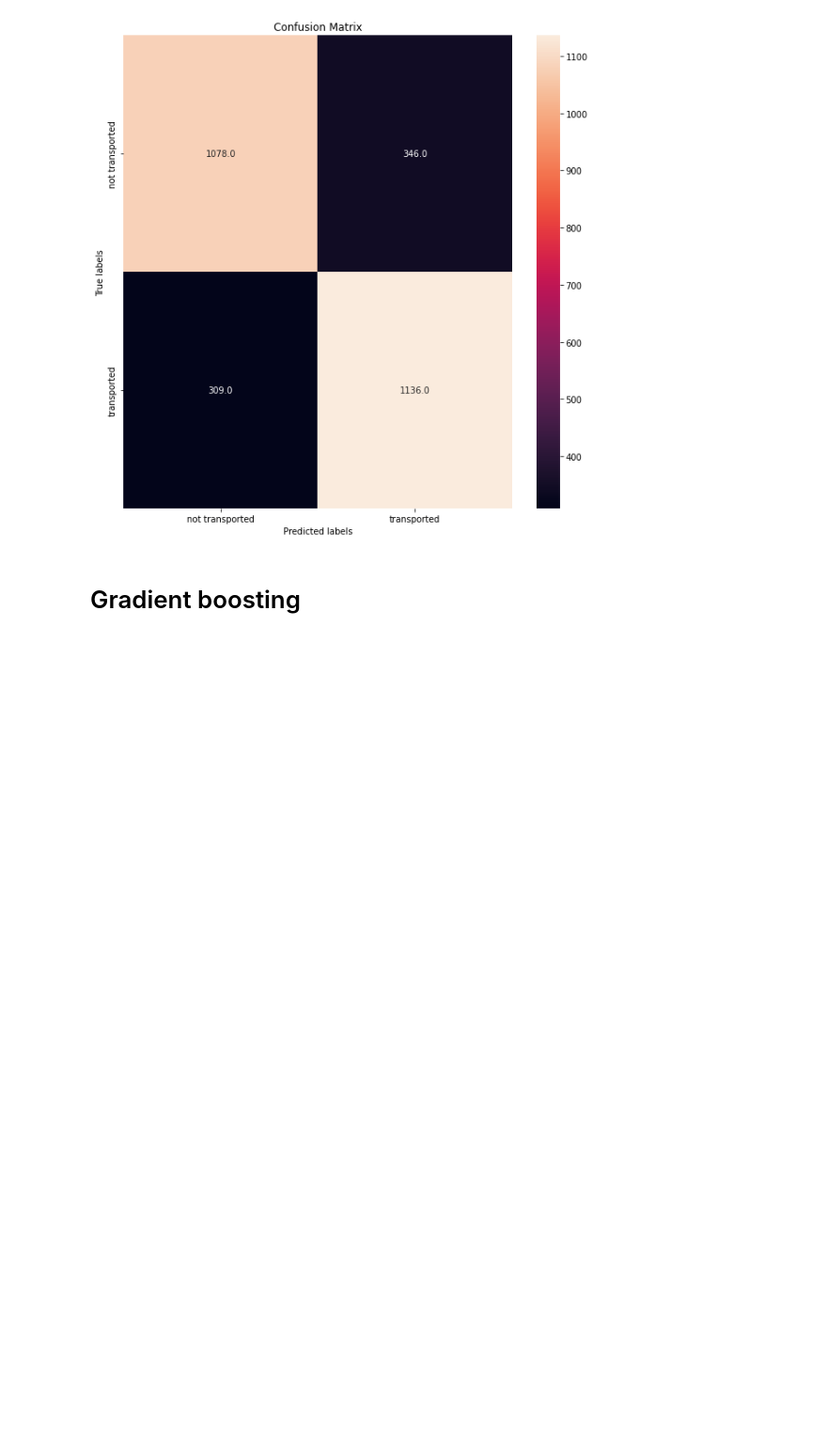
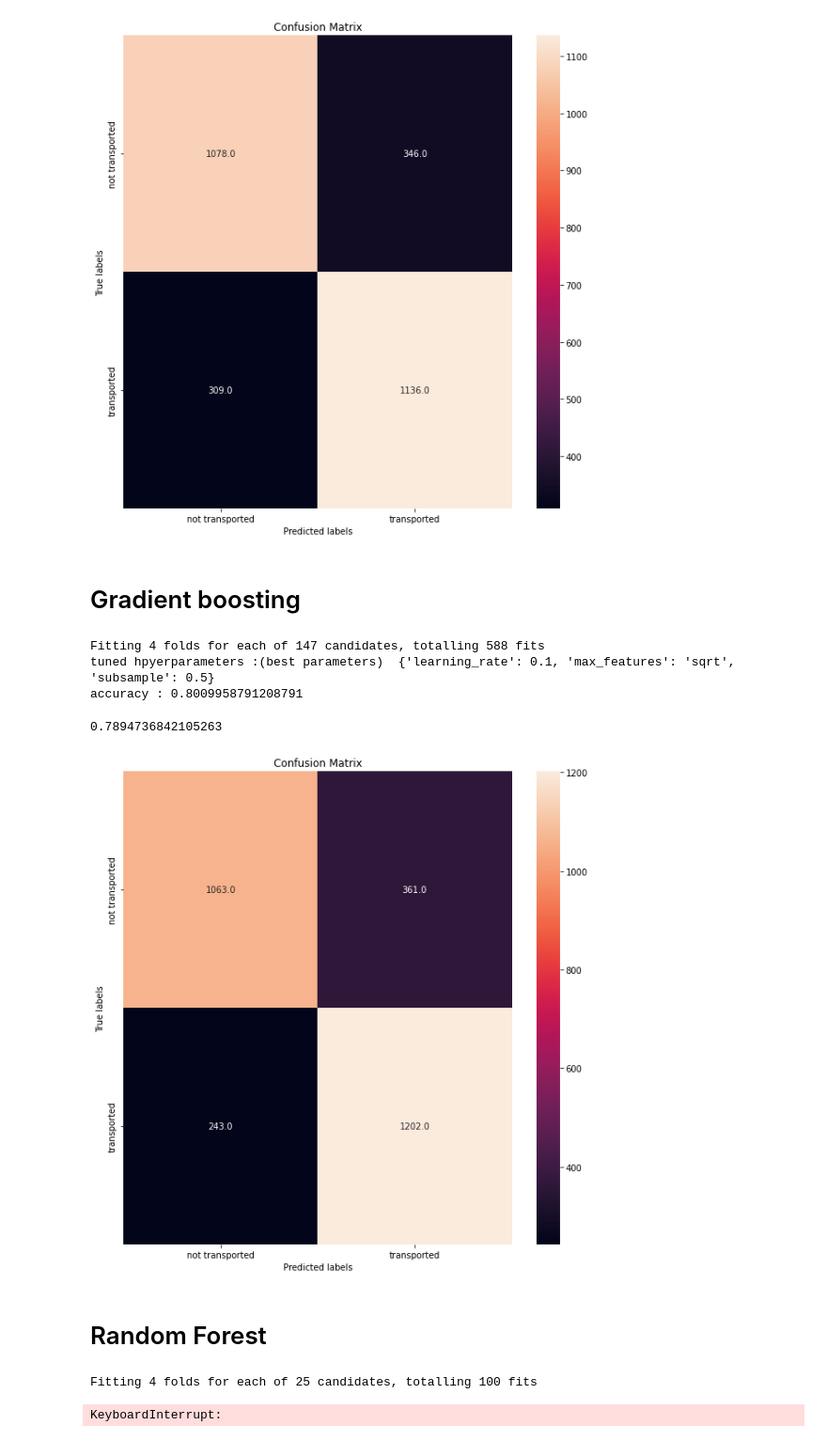
Before and after one commit to taaha/Classification-Spaceship-Titanic, a Jupyter notebook: classification-spaceship-titanic.ipynb, the cells around one changed output. Shown at 94% size. Cells and saved outputs as stored; diff of their text form; code cells hidden in the pictures; blank space fills up the shorter version.

```diff
--- a/classification-spaceship-titanic.ipynb
+++ b/classification-spaceship-titanic.ipynb
@@ -714,3 +714,47 @@ plot_confusion_matrix(y_test,yhat)
 [figure]
 # %% [markdown]
 # Gradient boosting
+# %%
+from sklearn.ensemble import GradientBoostingClassifier
+
+parameters = {
+    "learning_rate": [0.01, 0.025, 0.05, 0.075, 0.1, 0.15, 0.2],
+    "max_features":["log2","sqrt",None],
+    "subsample":[0.5, 0.618, 0.8, 0.85, 0.9, 0.95, 1.0]
+    }
+
+grb = GradientBoostingClassifier()
+grb_cv = GridSearchCV(grb, parameters,cv=4, n_jobs=-1, verbose=1)
+grb_cv.fit(X_train, y_train)
+
+print("tuned hpyerparameters :(best parameters) ",grb_cv.best_params_)
+print("accuracy :",grb_cv.best_score_)
+# %% [output]
+Fitting 4 folds for each of 147 candidates, totalling 588 fits
+tuned hpyerparameters :(best parameters)  {'learning_rate': 0.1, 'max_features': 'sqrt', 'subsample': 0.5}
+accuracy : 0.8009958791208791
+# %%
+print(grb_cv.score(X_test,y_test))
+yhat = grb_cv.predict(X_test)
+plot_confusion_matrix(y_test,yhat)
+# %% [output]
+0.7894736842105263
+[figure, added]
+# %% [markdown]
+# Random Forest
+# %%
+from sklearn.ensemble import RandomForestClassifier
+
+param_grid = {
+    'n_estimators': np.arange(50, 300, 10),
+}
+
+forest = RandomForestClassifier()
+forest_cv = GridSearchCV(forest, param_grid=param_grid, cv= 4, verbose=1)
+forest_cv.fit(X_train, y_train)
+
+print("tuned hpyerparameters :(best parameters) ",forest_cv.best_params_)
+print("accuracy :",forest_cv.best_score_)
+# %% [output]
+Fitting 4 folds for each of 25 candidates, totalling 100 fits
+KeyboardInterrupt:
```
Also changed, not shown: parts of 1 cell of this notebook.
